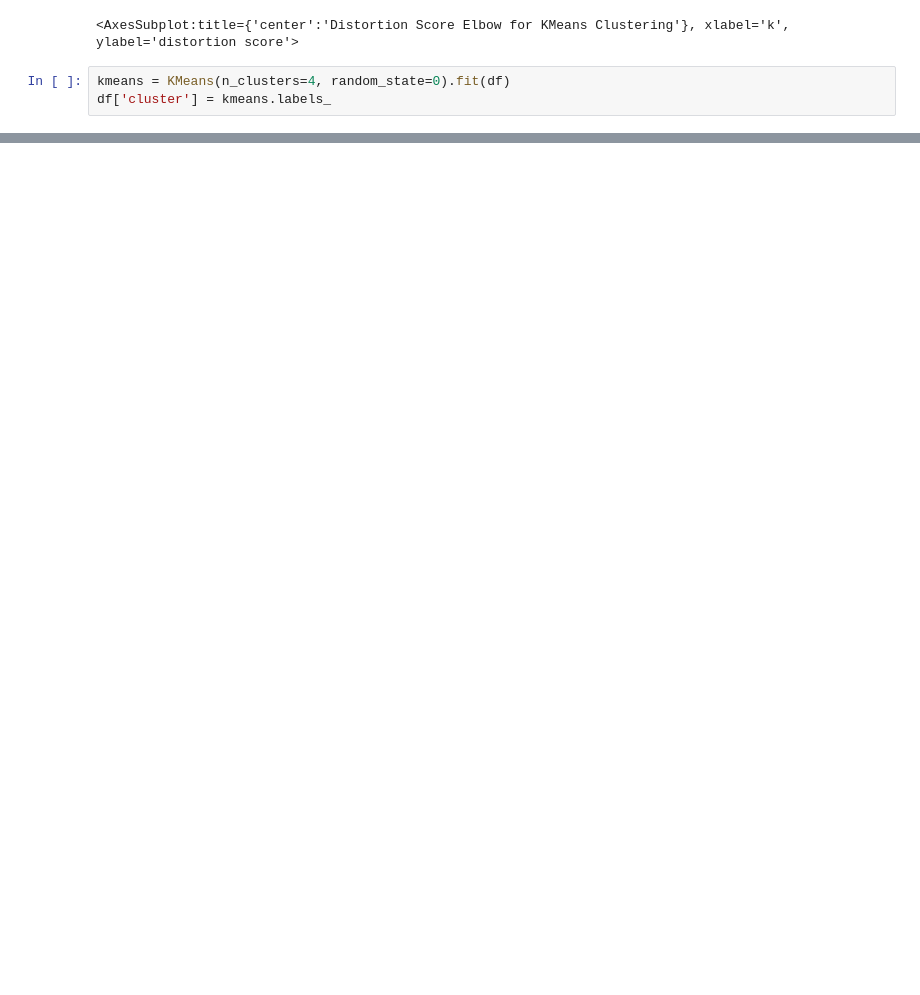
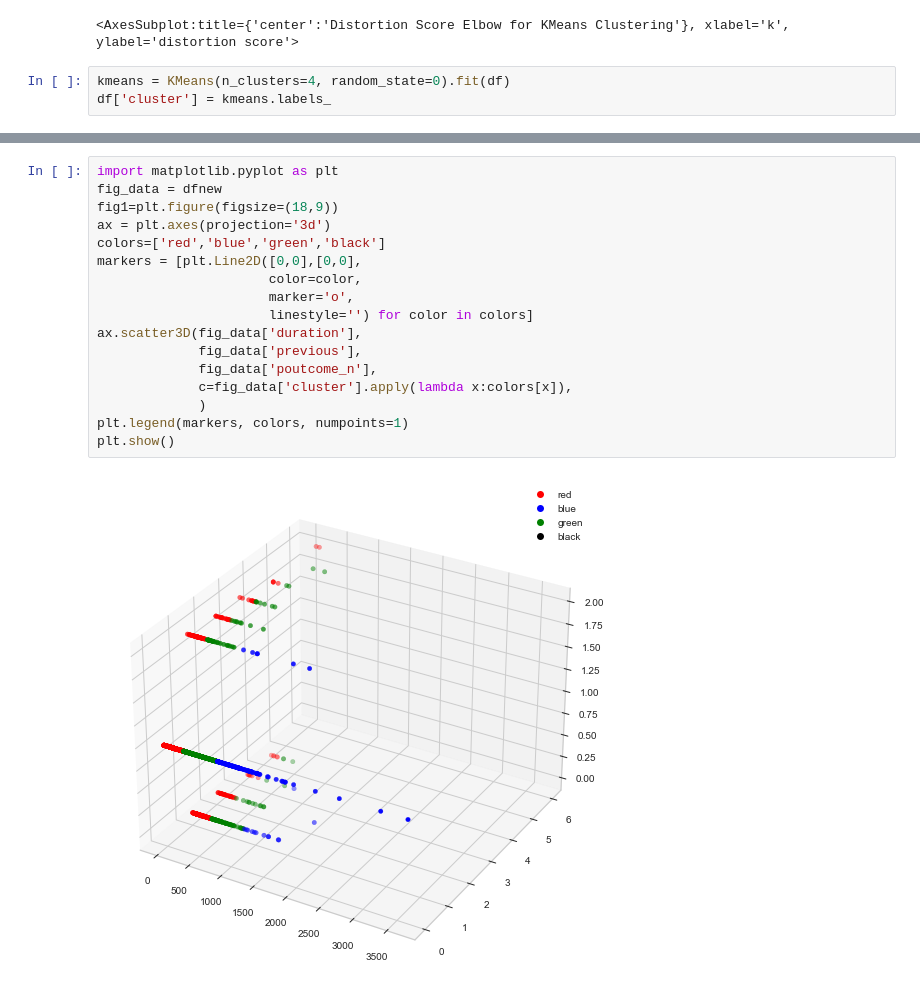
Before and after one commit to ehsanazamicom/Tejarat-Bank-Fraud-Detection, a Jupyter notebook: run.ipynb, the cells around one changed output, grey strips where cells are left out. Saved outputs shown, nothing was run; the diff lists cells and outputs as text; blank space fills up the shorter version.

```diff
--- a/run.ipynb
+++ b/run.ipynb
@@ -368,0 +332,19 @@ plt.show()
+# %%
+import matplotlib.pyplot as plt
+fig_data = dfnew
+fig1=plt.figure(figsize=(18,9))
+ax = plt.axes(projection='3d')
+colors=['red','blue','green','black']
+markers = [plt.Line2D([0,0],[0,0],
+                      color=color,
+                      marker='o',
+                      linestyle='') for color in colors]
+ax.scatter3D(fig_data['duration'],
+             fig_data['previous'],
+             fig_data['poutcome_n'],
+             c=fig_data['cluster'].apply(lambda x:colors[x]),
+             )
+plt.legend(markers, colors, numpoints=1)
+plt.show()
+# %% [output]
+[figure, added]
```
Also changed, not shown: parts of 35 cells of this notebook.
